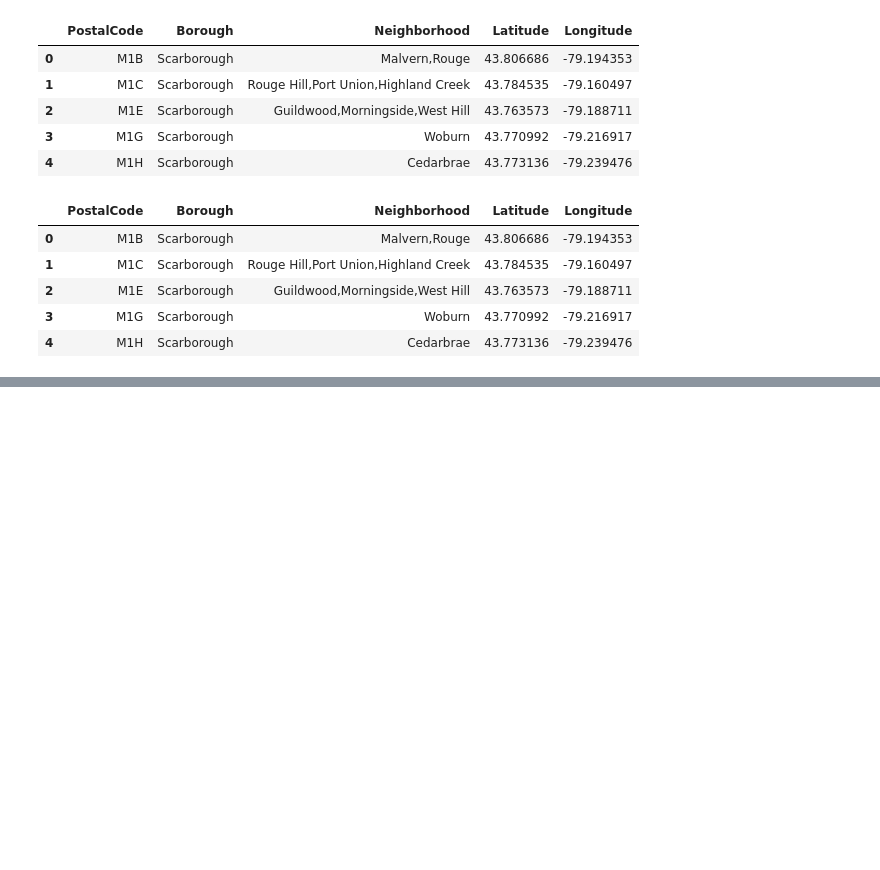
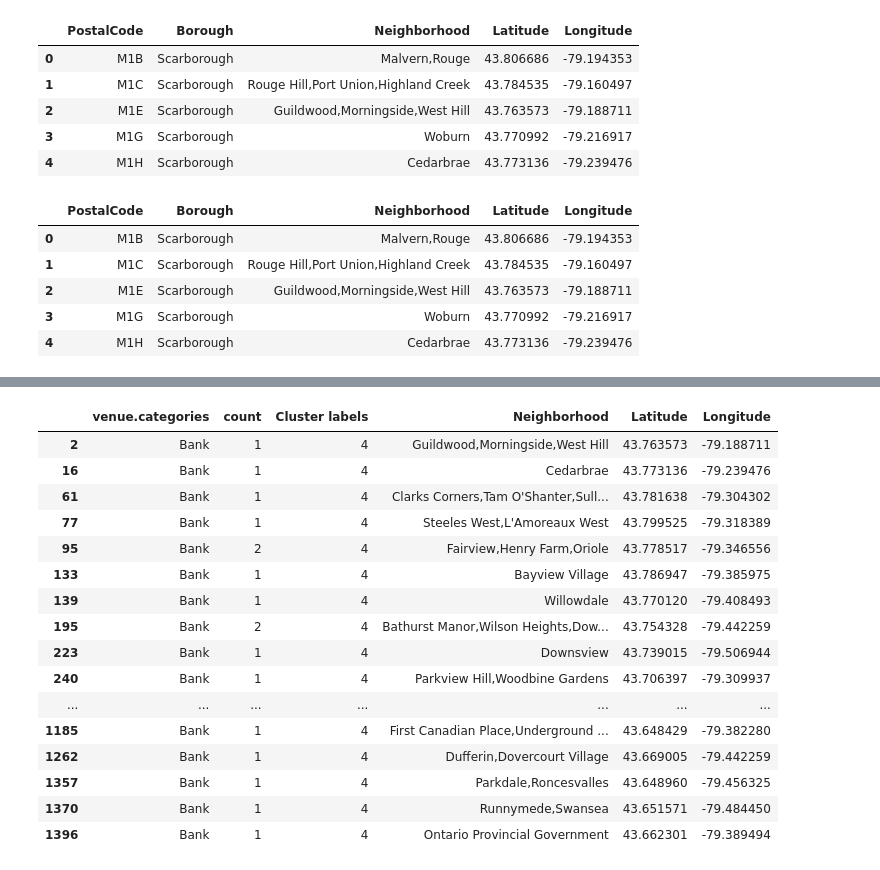
Before and after one commit to daaep0724/Coursera_Capstone_Project, a Jupyter notebook: Segmenting and Clustering Neighborhoods in Toronto.ipynb, the cells around one changed output, grey strips where cells are left out. Cells and saved outputs as stored; diff of their text form; code cells hidden in the pictures; blank space fills up the shorter version.

```diff
--- a/Segmenting and Clustering Neighborhoods in Toronto.ipynb
+++ b/Segmenting and Clustering Neighborhoods in Toronto.ipynb
@@ -227,0 +410,20 @@ scarborough_map
+# %%
+toronto_full.loc[toronto_full['Cluster labels'] == 4, toronto_full.columns[[1] + list(range(2, toronto_full.shape[1]))]]
+# %% [output]
+|  | venue.categories | count | Cluster labels | Neighborhood | Latitude | Longitude |
+| 2 | Bank | 1 | 4 | Guildwood,Morningside,West Hill | 43.763573 | -79.188711 |
+| 16 | Bank | 1 | 4 | Cedarbrae | 43.773136 | -79.239476 |
+| 61 | Bank | 1 | 4 | Clarks Corners,Tam O'Shanter,Sull... | 43.781638 | -79.304302 |
+| 77 | Bank | 1 | 4 | Steeles West,L'Amoreaux West | 43.799525 | -79.318389 |
+| 95 | Bank | 2 | 4 | Fairview,Henry Farm,Oriole | 43.778517 | -79.346556 |
+| 133 | Bank | 1 | 4 | Bayview Village | 43.786947 | -79.385975 |
+| 139 | Bank | 1 | 4 | Willowdale | 43.770120 | -79.408493 |
+| 195 | Bank | 2 | 4 | Bathurst Manor,Wilson Heights,Dow... | 43.754328 | -79.442259 |
+| 223 | Bank | 1 | 4 | Downsview | 43.739015 | -79.506944 |
+| 240 | Bank | 1 | 4 | Parkview Hill,Woodbine Gardens | 43.706397 | -79.309937 |
+| ... | ... | ... | ... | ... | ... | ... |
+| 1185 | Bank | 1 | 4 | First Canadian Place,Underground ... | 43.648429 | -79.382280 |
+| 1262 | Bank | 1 | 4 | Dufferin,Dovercourt Village | 43.669005 | -79.442259 |
+| 1357 | Bank | 1 | 4 | Parkdale,Roncesvalles | 43.648960 | -79.456325 |
+| 1370 | Bank | 1 | 4 | Runnymede,Swansea | 43.651571 | -79.484450 |
+| 1396 | Bank | 1 | 4 | Ontario Provincial Government | 43.662301 | -79.389494 |
```
Also changed, not shown: parts of 14 cells of this notebook.
